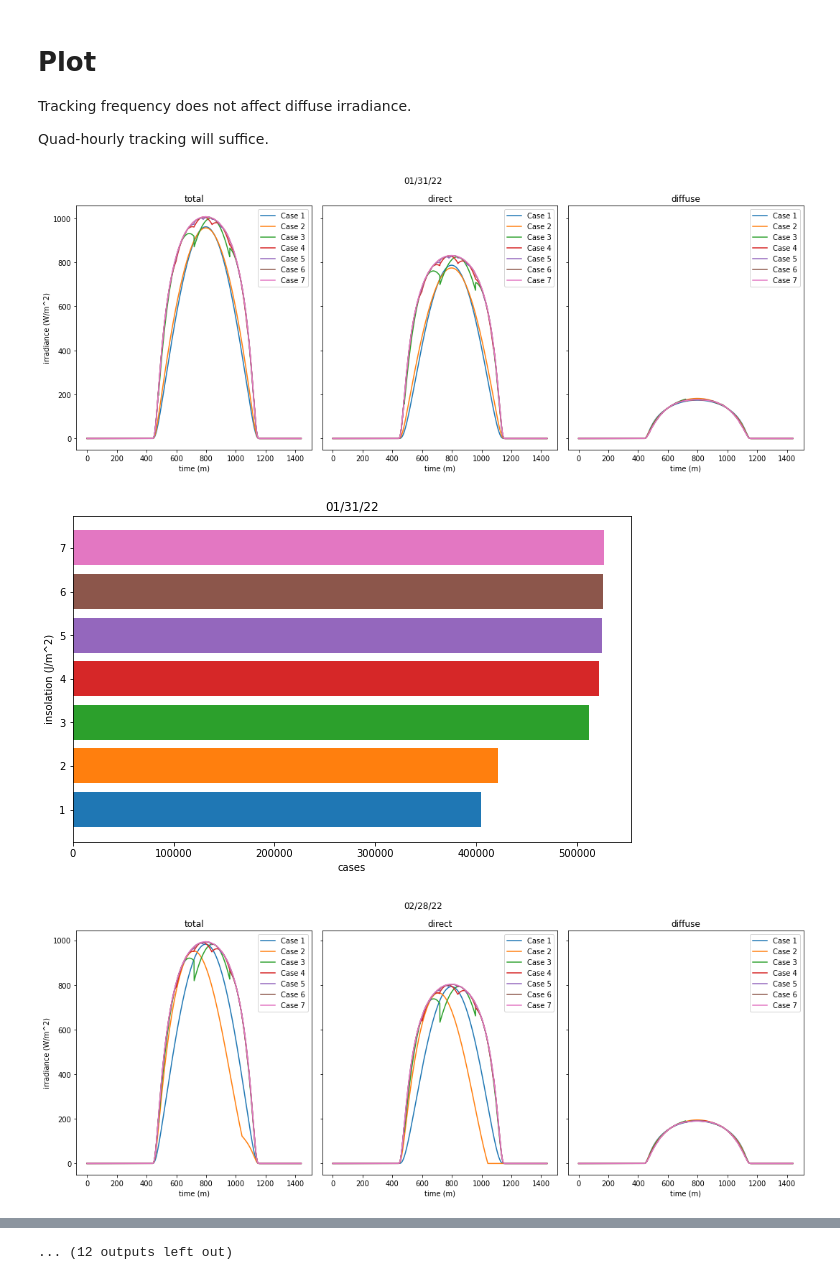
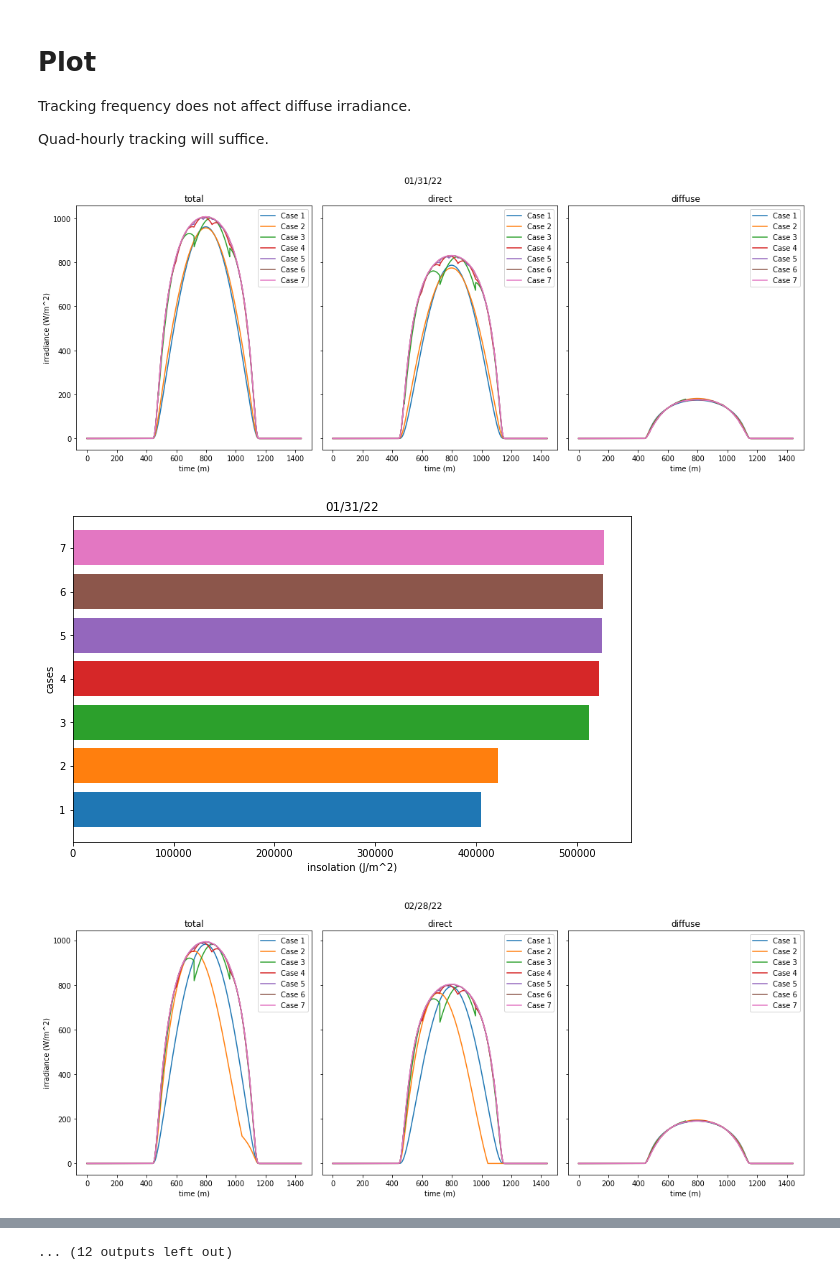
Before and after one commit to syalabi-seet/adaptive-solar-tree, a Jupyter notebook: Misc/solar_modelling.ipynb, the cells around one changed output, grey strips where cells are left out. Drawn from its saved outputs; the diff is of its cells as text; code cells hidden in the pictures.

```diff
--- a/Misc/solar_modelling.ipynb
+++ b/Misc/solar_modelling.ipynb
@@ -128,8 +137,8 @@ class Experiment:
             insolation = np.trapz(case['total'])
             plt.barh(i+1, insolation)
 
-        plt.xlabel("cases")
-        plt.ylabel("insolation (J/m^2)")
+        plt.xlabel("insolation (J/m^2)")
+        plt.ylabel("cases")
         plt.title(self._start.strftime("%D"))
         plt.show()
 # %% [markdown]
@@ -141,13 +150,13 @@ Quad-hourly tracking will suffice.
 # %%
 start_date = datetime.datetime(2022, 1, 21, 0, 0, 0)
 end_date = start_date + datetime.timedelta(days=365)
 date_range = pd.date_range(start_date, end_date, tz="Asia/Kuala_Lumpur", freq="1M")
 
-for start in tqdm(date_range):
+for start in date_range:
     ex = Experiment(start)
     ex.plot_irradiance()
     ex.plot_insolation()
 # %% [output]
 [figure]
-[figure, old version]
+[figure, new version]
 [figure]
```
Also changed, not shown: parts of 3 cells of this notebook.
